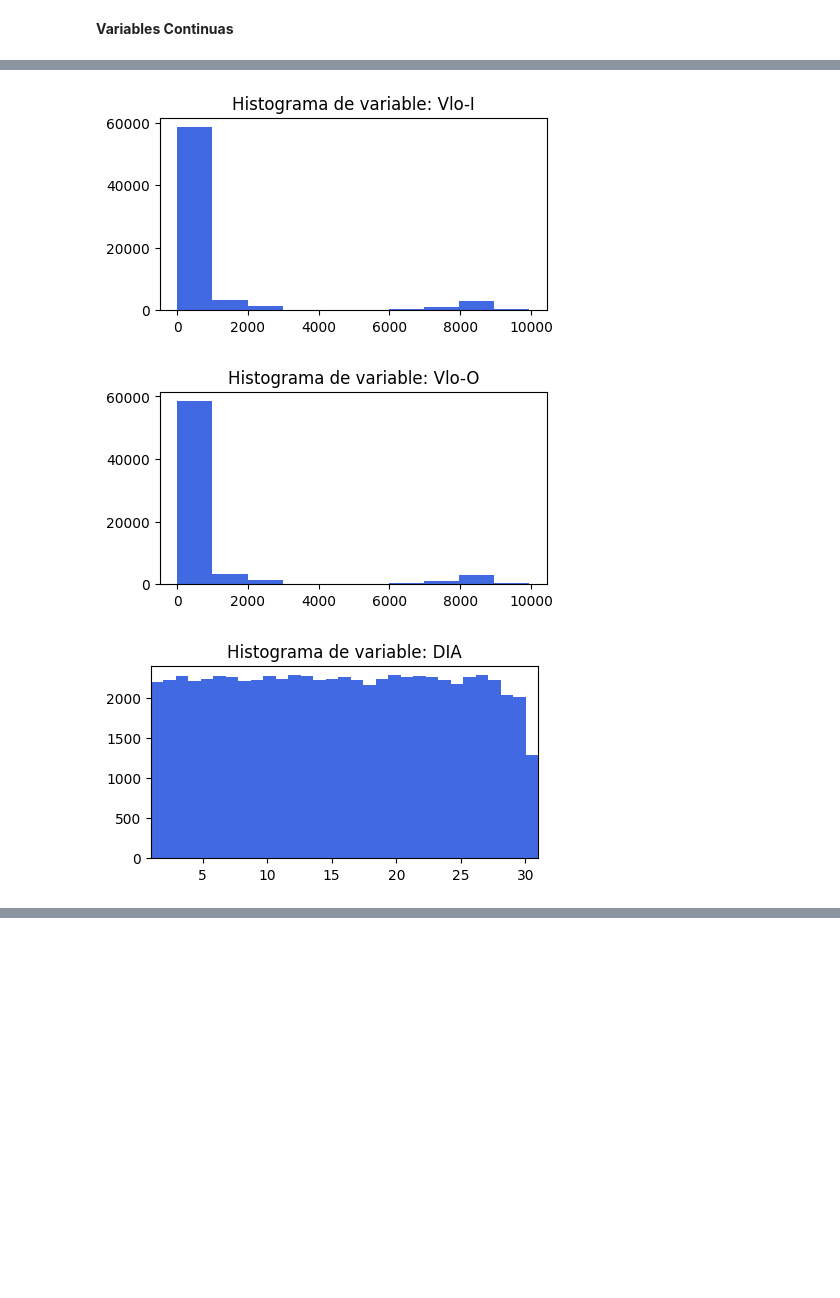
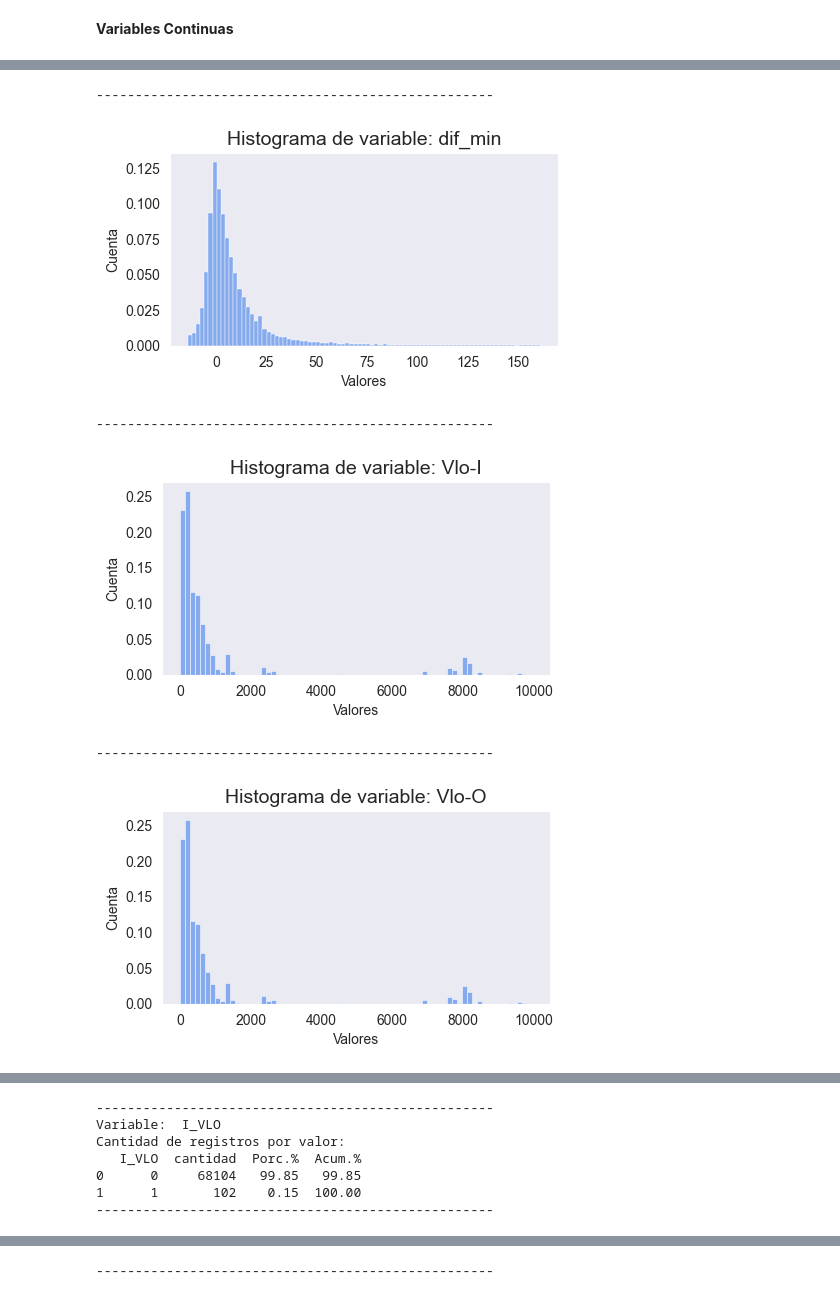
Before and after one commit to Mishagk/LATAM-Desafio-DS, a Jupyter notebook: solution.ipynb, the cells around one changed output, grey strips where cells are left out. Saved outputs shown, nothing was run; the diff lists cells and outputs as text; code cells hidden in the pictures; blank space fills up the shorter version.

Commit message:
actualizacion de exploracion de datos

```diff
--- a/solution.ipynb
+++ b/solution.ipynb
@@ -756,3 +825,10 @@ Valores con mas registros:
+# %%
+# Variable de retraso de vuelo
+data["dif_min"] = (data["Fecha-O"] - data["Fecha-I"]).dt.total_seconds()/60.0 # total de segundos convertir a minutos
+data["dif_min"] = pd.to_numeric(data["dif_min"], errors="coerce",downcast="integer") # convertir a tipo entero
+
+# Variable de indicador entre numero de vuelo
+data["I_VLO"] = 1*(data["Vlo-O"] != data["Vlo-I"])
 # %%
 # seleccionar variables continuas
 datacon = data.select_dtypes(exclude=["object"]).copy()
@@ -786,55 +862,78 @@ datacon.describe()
 # funcion para mostrar distribucion
 def graf_cont(datos,variable,figx=5,figy=2.5,tipo=1,min=None,max=None,bins=None):
 
+    # separador
+    print('---------------------------------------------------')
+
+    sns.set_style("dark") # seteo de tema de fondo
+
     # Histograma
     if(tipo==1):
-        plt.figure(figsize=(figx,figy))
+
+        plt.figure(figsize=(figx,figy)) # grafica
+
         if(min and max and bins):
-            plt.hist(datos[variable],bins=bins,color="royalblue")
+            ##plt.hist(datos[variable],bins=bins,color="cornflowerblue")
+            sns.histplot(datos,x=variable,bins=bins,stat="proportion",color="cornflowerblue")
             plt.xlim([min,max])
         elif(bins):
-            plt.hist(datos[variable],bins=bins,color="royalblue")
+            ##plt.hist(datos[variable],bins=bins,color="cornflowerblue")
+            sns.histplot(datos,x=variable,bins=bins,stat="proportion",color="cornflowerblue")
         else:
-            plt.hist(datos[variable],color="royalblue")
-        plt.title('Histograma de variable: ' + str(variable))
+            ##plt.hist(datos[variable],color="royalblue")
+            sns.histplot(datos,x=variable,stat="proportion",color="cornflowerblue")
+        plt.title('Histograma de variable: ' + str(variable),fontsize=14)
+        plt.xlabel("Valores",fontsize=10)
+        plt.ylabel('Cuenta',fontsize=10)
         plt.show()
 
-    # Conteo de valores unicos
+    # Conteo de valores unicos en tabla - no grafica
     elif(tipo==2):
-        print('--------------------------')
+
         print('Variable: ',variable)
+
+        # Realizar el conteo de cada valor unico en la tabla y obtener tanto porcentaje (%) como el acumulado
         conteo = datos[[variable]]
-        conteo["suma"] = 1
-        conteo = conteo.groupby(variable).agg(np.sum).sort_values("suma",ascending=False).reset_index()
-        conteo["%"] = np.round(100*conteo["suma"]/np.sum(conteo["suma"]),2)
+        conteo["cantidad"] = 1
+        conteo = conteo.groupby(variable).agg(np.sum).sort_values("cantidad",ascending=False).reset_index()
+        conteo["Porc.%"] = np.round(100.0*conteo["cantidad"]/np.sum(conteo["cantidad"]),2) # calculo de densidad
+        conteo["Acum.%"] = np.round(100.0*conteo["Porc.%"].cumsum()/conteo["Porc.%"].sum(),2) # calculo de acumulado
 
         # Imprimir tabla de conteo de registros por cada valor unico de la variable
         if(conteo.shape[0] > 20):
             print('Valores con mas registros:')
             print(conteo.head(10))
             print('Valores con menos registros:')
-            print(conteo.tail(5))
+            print(conteo.tail(10))
         else:
             print('Cantidad de registros por valor:')
             print(conteo)
 
+    # grafica de barras segun conteo
     elif(tipo==3):
+
         plt.figure(figsize=(figx,figy))
-        b = sns.countplot(datos,y=variable,color="royalblue")
-        plt.title("Variable: " + str(variable))
+        b = sns.countplot(datos,y=variable,color="cornflowerblue")
+        plt.ylabel(variable,fontsize=10)
+        plt.title("Variable: " + str(variable),fontsize=14)
         plt.show()
 
 # Graficar-Calcular
-graf_cont(datacon,"Vlo-I",tipo=1)
-graf_cont(datacon,"Vlo-O",tipo=1)
+graf_cont(datacon,"dif_min",tipo=1,bins=85)
+graf_cont(datacon,"Vlo-I",tipo=1,bins=70)
+graf_cont(datacon,"Vlo-O",tipo=1,bins=70)
+graf_cont(datacon,"I_VLO",tipo=2)
 graf_cont(datacon,"DIA",min=1,max=31,bins=31,tipo=1)
 graf_cont(datacon,"DIA",min=1,tipo=2)
 graf_cont(datacon,"DIA",figy=6,tipo=3)
 graf_cont(datacon,"MES",min=0,max=13,bins=12,tipo=1)
 graf_cont(datacon,"MES",tipo=2)
-graf_cont(datacon,"MES",figy=7,tipo=3)
+graf_cont(datacon,"MES",figy=4,tipo=3)
 graf_cont(datacon,"AÑO",tipo=2)
 # %% [output]
+---------------------------------------------------
-[figure, old version]
+[figure, new version]
+---------------------------------------------------
-[figure, old version]
+[figure, new version]
+---------------------------------------------------
-[figure, old version]
+[figure, new version]
@@ -857,0 +940,7 @@ Valores con mas registros:
+---------------------------------------------------
+Variable:  I_VLO
+Cantidad de registros por valor:
+   I_VLO  cantidad  Porc.%  Acum.%
+0      0     68104   99.85   99.85
+1      1       102    0.15  100.00
+---------------------------------------------------
@@ -875,0 +966 @@ Cantidad de registros por valor:
+---------------------------------------------------
```
Also changed, not shown: parts of 13 cells of this notebook.
